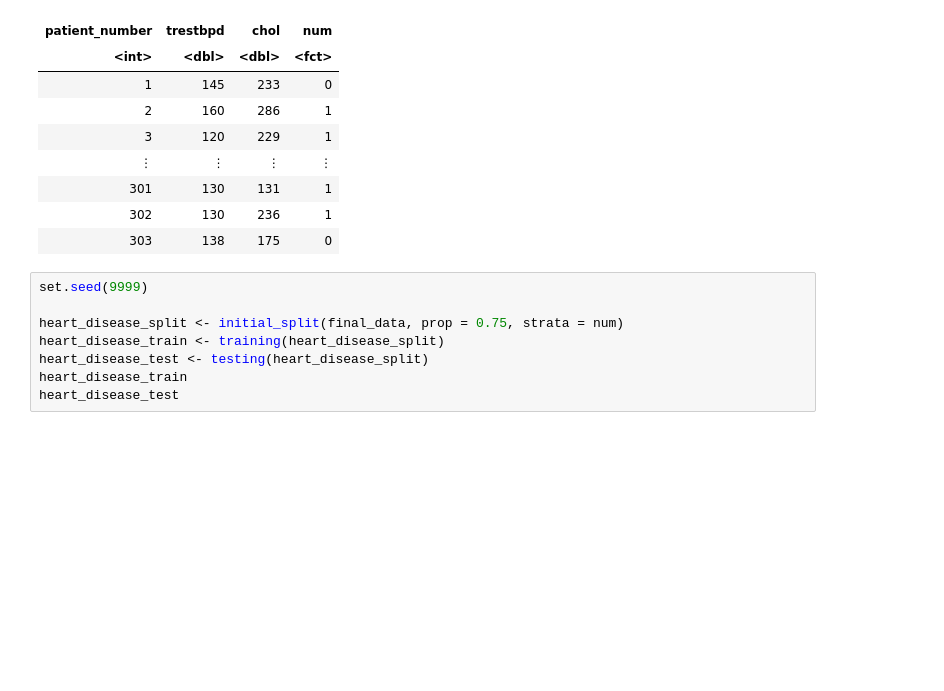
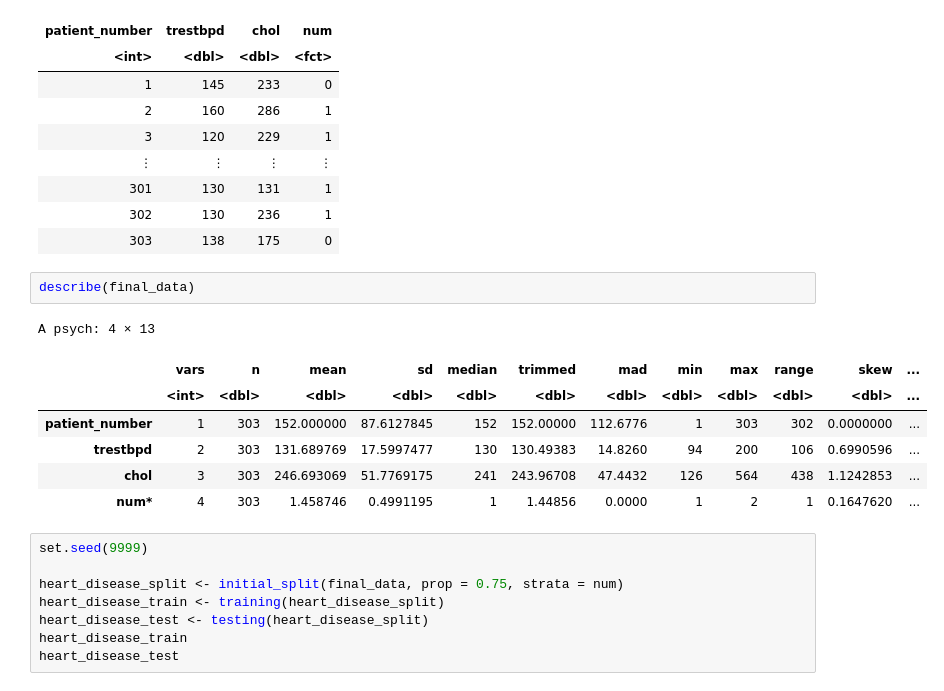
Before and after one commit to cchurch999/Data-Science-Group-Project-Books, a Jupyter notebook: Preliminary exploratory data analysis.ipynb, the cells around one changed output. Drawn from its saved outputs; the diff is of its cells as text; blank space fills up the shorter version.

```diff
--- a/Preliminary exploratory data analysis.ipynb
+++ b/Preliminary exploratory data analysis.ipynb
@@ -143,6 +143,16 @@ A tibble: 303 × 4
 | 301 | 130 | 131 | 1 |
 | 302 | 130 | 236 | 1 |
 | 303 | 138 | 175 | 0 |
+# %%
+describe(final_data)
+# %% [output]
+A psych: 4 × 13
+|  | vars | n | mean | sd | median | trimmed | mad | min | max | range | skew | ... |
+|  | <int> | <dbl> | <dbl> | <dbl> | <dbl> | <dbl> | <dbl> | <dbl> | <dbl> | <dbl> | <dbl> | ... |
+| patient_number | 1 | 303 | 152.000000 | 87.6127845 | 152 | 152.00000 | 112.6776 | 1 | 303 | 302 | 0.0000000 | ... |
+| trestbpd | 2 | 303 | 131.689769 | 17.5997477 | 130 | 130.49383 | 14.8260 | 94 | 200 | 106 | 0.6990596 | ... |
+| chol | 3 | 303 | 246.693069 | 51.7769175 | 241 | 243.96708 | 47.4432 | 126 | 564 | 438 | 1.1242853 | ... |
+| num* | 4 | 303 | 1.458746 | 0.4991195 | 1 | 1.44856 | 0.0000 | 1 | 2 | 1 | 0.1647620 | ... |
 # %%
 set.seed(9999)
 
```
Also changed, not shown: parts of 2 cells of this notebook.
